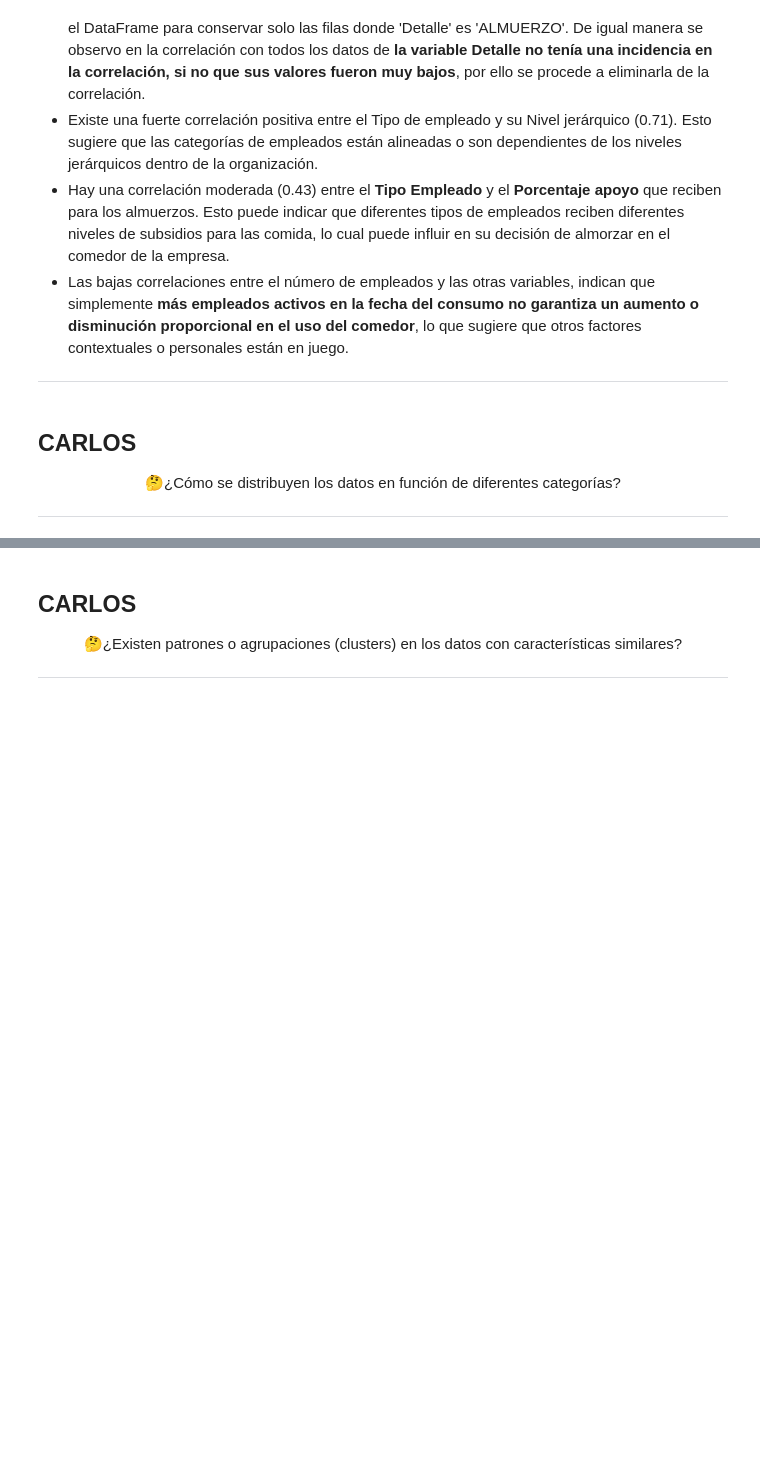
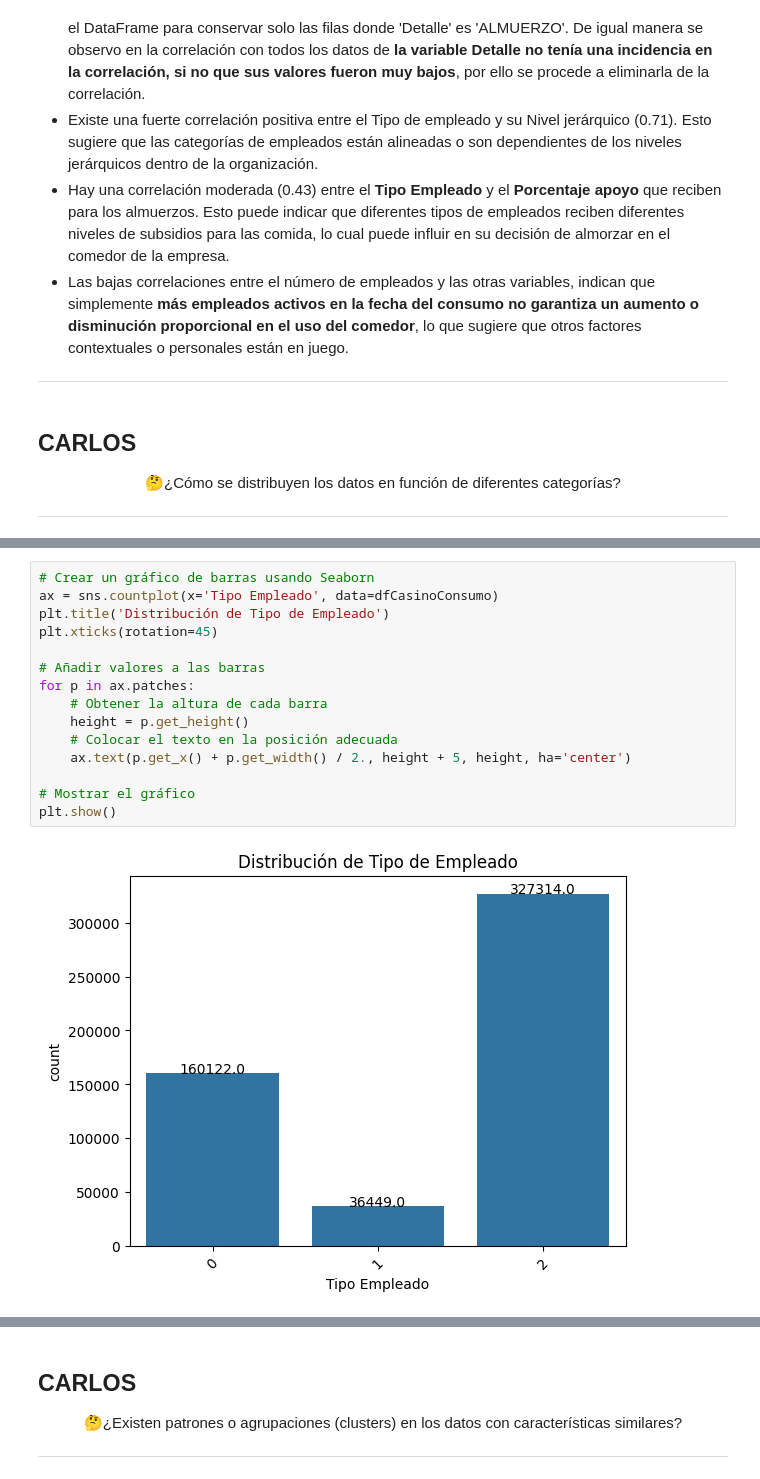
Before and after one commit to A01793509/Equipo_44, a Jupyter notebook: Avance1_44.ipynb, the cells around one changed output, grey strips where cells are left out. Saved outputs shown, nothing was run; the diff lists cells and outputs as text; blank space fills up the shorter version.

```diff
--- a/Avance1_44.ipynb
+++ b/Avance1_44.ipynb
@@ -445,0 +458,17 @@ Esta correlación es **fuertemente negativa**, lo que confirma una tendencia de
+# %%
+# Crear un gráfico de barras usando Seaborn
+ax = sns.countplot(x='Tipo Empleado', data=dfCasinoConsumo)
+plt.title('Distribución de Tipo de Empleado')
+plt.xticks(rotation=45)
+
+# Añadir valores a las barras
+for p in ax.patches:
+    # Obtener la altura de cada barra
+    height = p.get_height()
+    # Colocar el texto en la posición adecuada
+    ax.text(p.get_x() + p.get_width() / 2., height + 5, height, ha='center')
+
+# Mostrar el gráfico
+plt.show()
+# %% [output]
+[figure, added]
```
Also changed, not shown: parts of 12 cells of this notebook.
